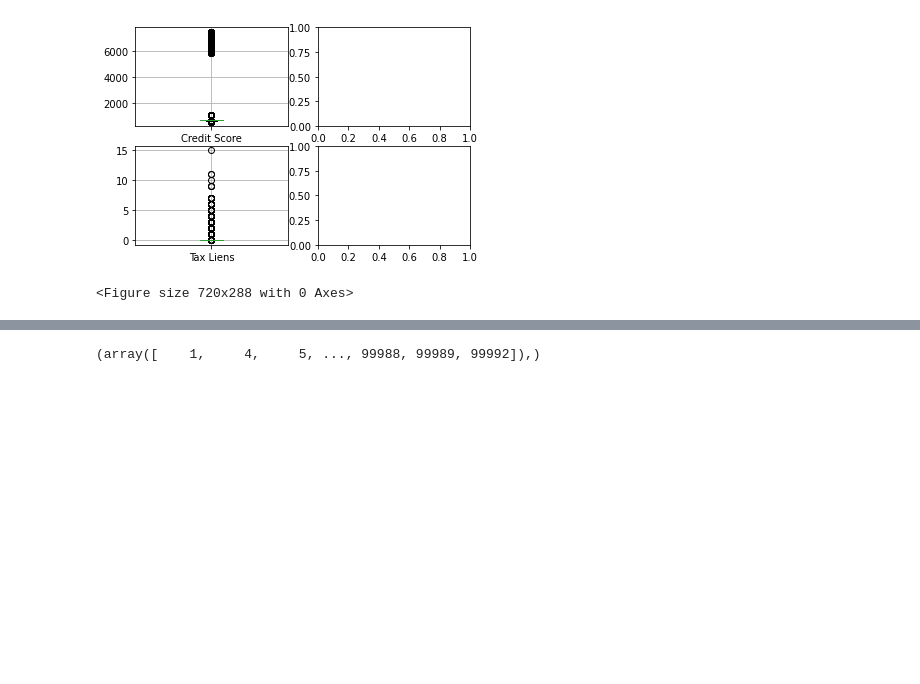
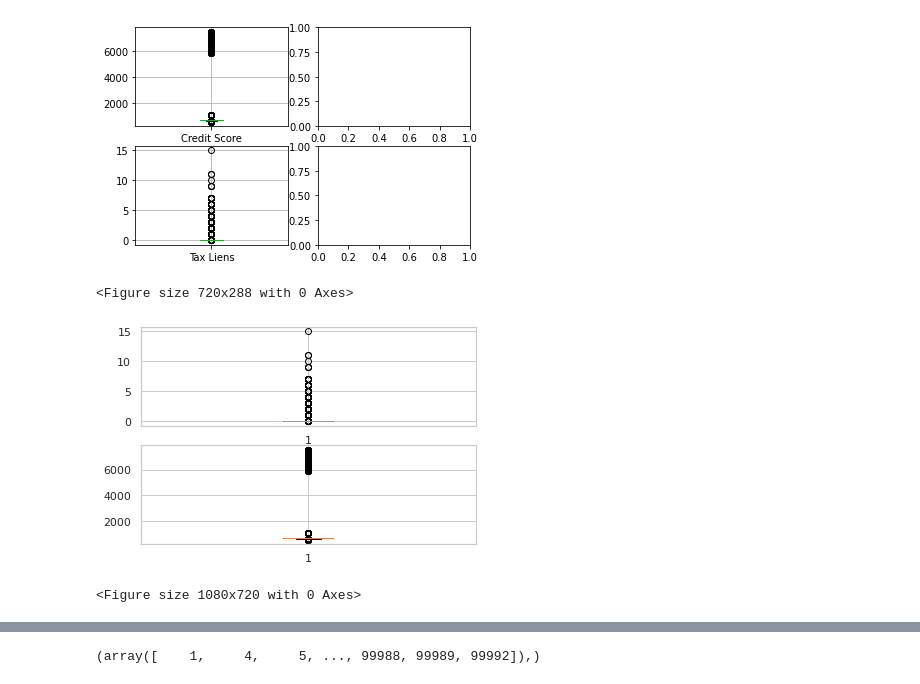
Before and after one commit to Ayobami6/ProjectCollaboration.github.io, a Jupyter notebook: Loan_Prediction_Project.ipynb, the cells around one changed output, grey strips where cells are left out. Drawn from its saved outputs; the diff is of its cells as text; code cells hidden in the pictures; blank space fills up the shorter version.

```diff
--- a/Loan_Prediction_Project.ipynb
+++ b/Loan_Prediction_Project.ipynb
@@ -260,5 +261,14 @@ df_data_1.boxplot(column='Tax Liens', ax=axes[1,0]);
 # %% [output]
 [figure]
 <Figure size 720x288 with 0 Axes>
+# %%
+fig, ax = plt.subplots(2, 1)
+plt.figure(figsize=(15, 10))
+ax[0].boxplot(df_data_1['Tax Liens'])
+ax[1].boxplot(df_data_1['Credit Score']);
+plt.show()
+# %% [output]
+[figure, added]
+<Figure size 1080x720 with 0 Axes>
 # %%
 sns.set(style='whitegrid')
```
Also changed, not shown: parts of 4 cells of this notebook.
